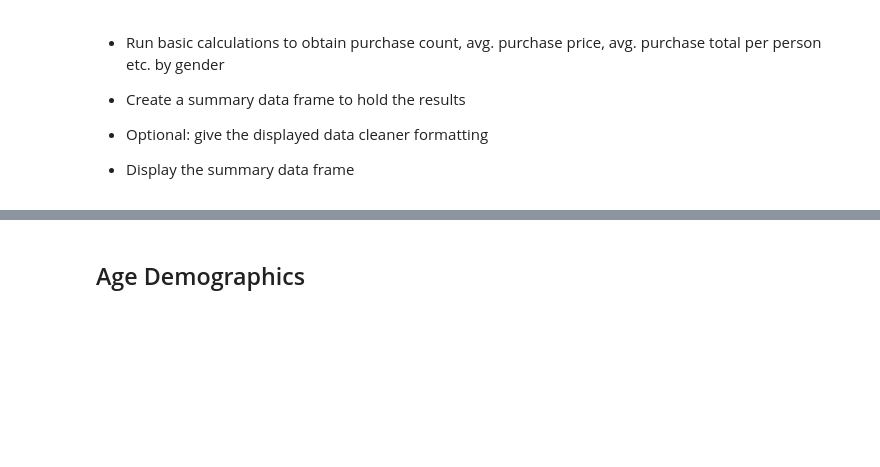
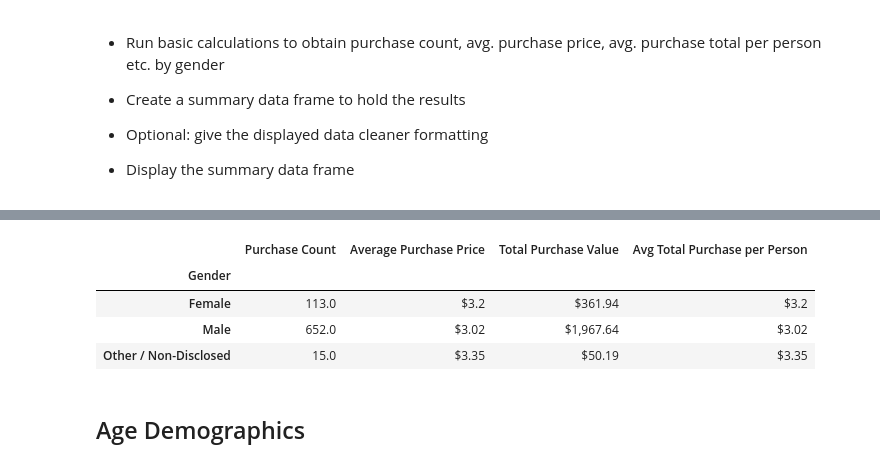
Before and after one commit to bshub6/Pandas-Challenge, a Jupyter notebook: Instructions/HeroesOfPymoli/HeroesOfPymoli_starter-Copy1.ipynb, the cells around one changed output, grey strips where cells are left out. Cells and saved outputs as stored; diff of their text form; code cells hidden in the pictures; blank space fills up the shorter version.

```diff
--- a/Instructions/HeroesOfPymoli/HeroesOfPymoli_starter-Copy1.ipynb
+++ b/Instructions/HeroesOfPymoli/HeroesOfPymoli_starter-Copy1.ipynb
@@ -140,3 +144,27 @@ Name: Gender, dtype: int64
+# %%
+#Calculate the metrics for Purchasing Analysis
+
+gender_df = purchase_data_df.groupby(['Gender'])
+
+pur_count = gender_df["Price"].count()
+price_mean = gender_df["Price"].mean()
+total_pur = gender_df["Price"].sum()
+avg_price = gender_df["Price"].sum()/gender_df["Price"].count()
+
+
+#Create dataframe using above metrics
+
+purchase_analysis = pd.DataFrame({'Purchase Count': pur_count.astype(float).map('{:,}'.format),
+                                'Average Purchase Price': price_mean.astype(float).map('${:,.3}'.format),
+                                'Total Purchase Value': total_pur.astype(float).map('${:,.6}'.format),
+                                'Avg Total Purchase per Person': avg_price.astype(float).map('${:,.3}'.format)})
+purchase_analysis
+# %% [output]
+|  | Purchase Count | Average Purchase Price | Total Purchase Value | Avg Total Purchase per Person |
+| Gender |  |  |  |  |
+| Female | 113.0 | $3.2 | $361.94 | $3.2 |
+| Male | 652.0 | $3.02 | $1,967.64 | $3.02 |
+| Other / Non-Disclosed | 15.0 | $3.35 | $50.19 | $3.35 |
 # %% [markdown]
 ## Age Demographics
 # %% [markdown]
```
Also changed, not shown: parts of 5 cells of this notebook.
